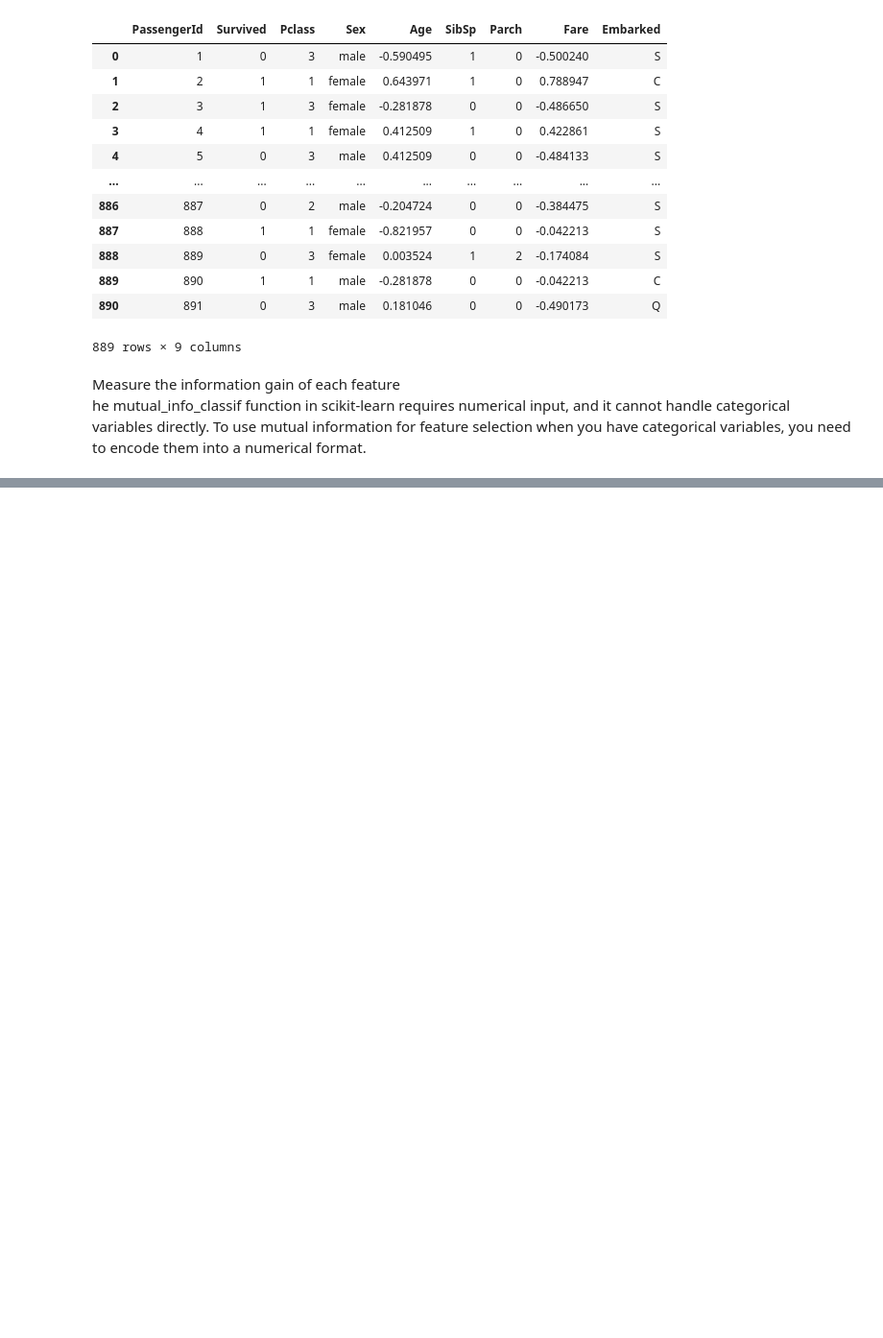
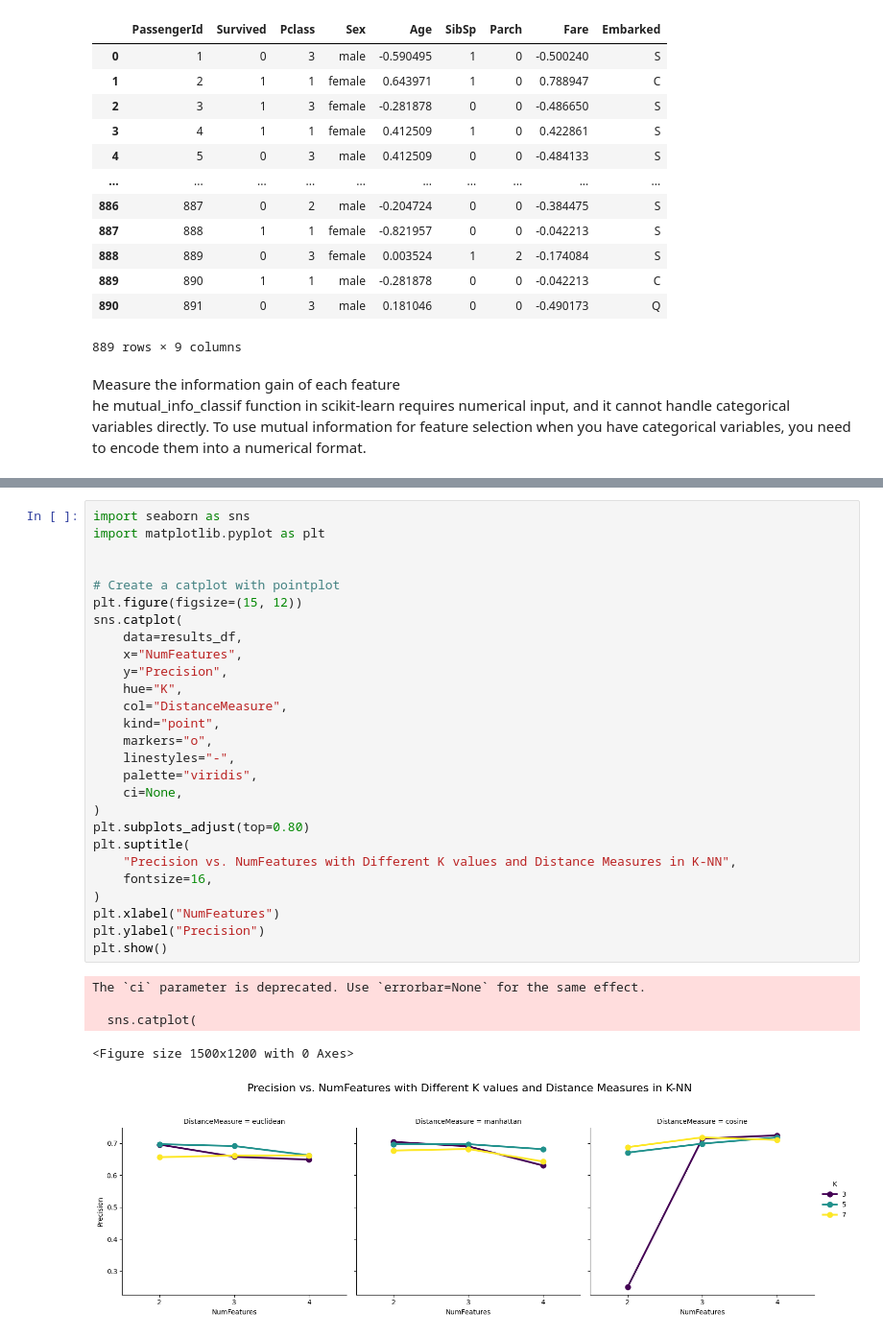
Before and after one commit to Wissemamr/Fundamentals_of_DS, a Jupyter notebook: HW/HW3/Part1_feature_engineering/Practical_work/feature_selection_titanic/feature_selection.ipynb, the cells around one changed output, grey strips where cells are left out. Shown at 96% size. Drawn from its saved outputs; the diff is of its cells as text; blank space fills up the shorter version.

```diff
--- a/HW/HW3/Part1_feature_engineering/Practical_work/feature_selection_titanic/feature_selection.ipynb
+++ b/HW/HW3/Part1_feature_engineering/Practical_work/feature_selection_titanic/feature_selection.ipynb
@@ -207,0 +303,33 @@ dtype: float64
+# %%
+import seaborn as sns
+import matplotlib.pyplot as plt
+
+
+# Create a catplot with pointplot
+plt.figure(figsize=(15, 12))
+sns.catplot(
+    data=results_df,
+    x="NumFeatures",
+    y="Precision",
+    hue="K",
+    col="DistanceMeasure",
+    kind="point",
+    markers="o",
+    linestyles="-",
+    palette="viridis",
+    ci=None,
+)
+plt.subplots_adjust(top=0.80)
+plt.suptitle(
+    "Precision vs. NumFeatures with Different K values and Distance Measures in K-NN",
+    fontsize=16,
+)
+plt.xlabel("NumFeatures")
+plt.ylabel("Precision")
+plt.show()
+# %% [output]
+The `ci` parameter is deprecated. Use `errorbar=None` for the same effect.
+
+  sns.catplot(
+<Figure size 1500x1200 with 0 Axes>
+[figure, added]
```
Also changed, not shown: parts of 8 cells of this notebook, 1 other file.
